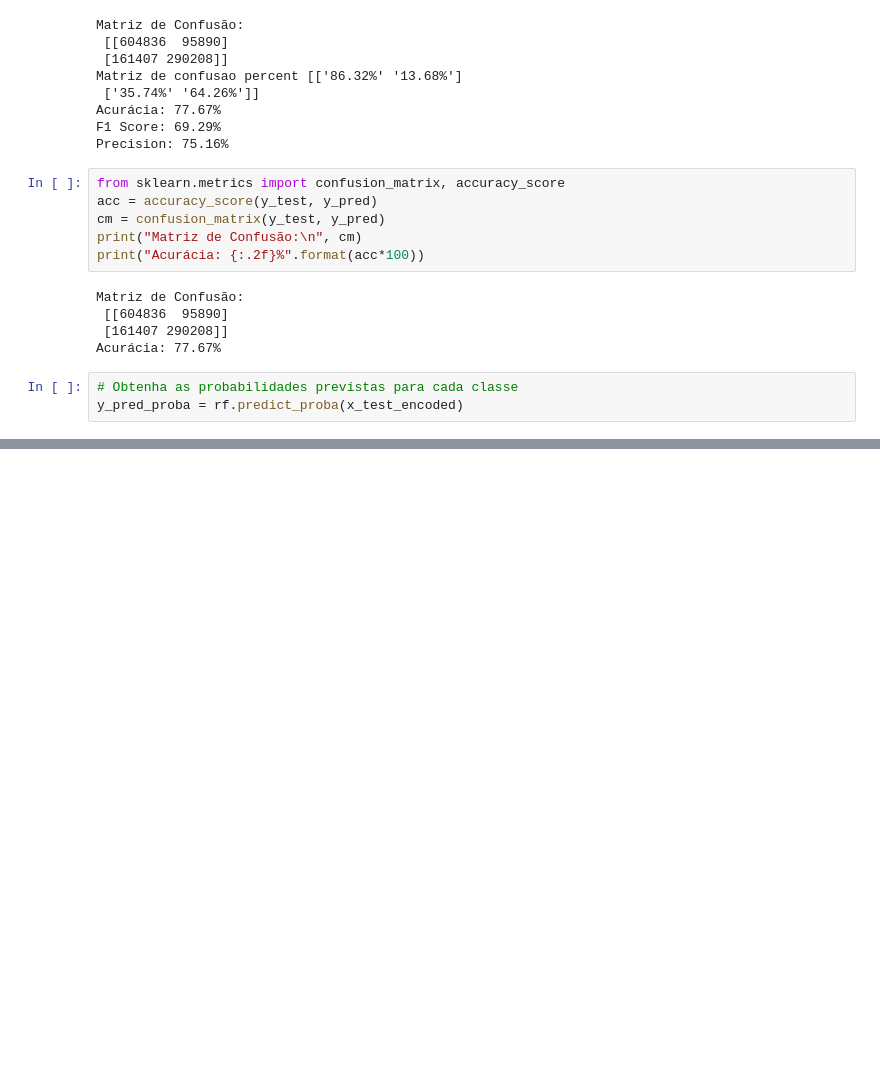
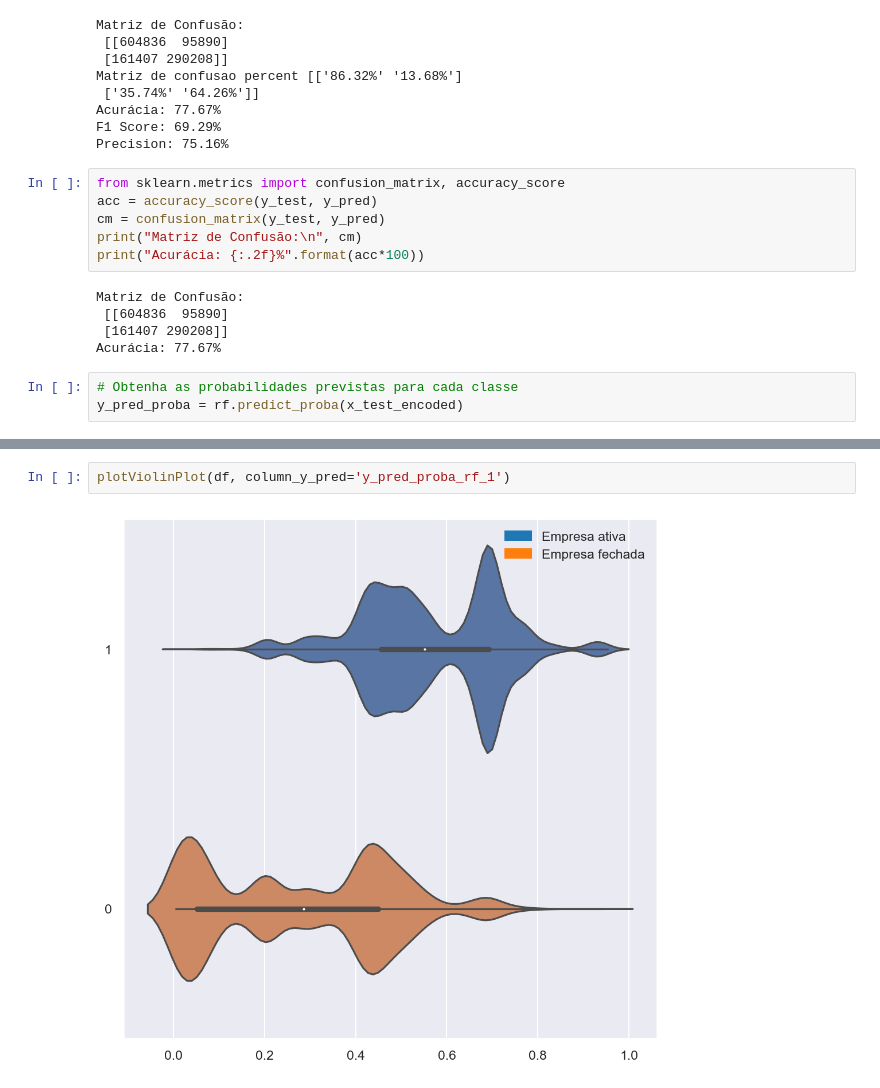
Before and after one commit to leandronogsantos/brasil_cnpjs, a Jupyter notebook: modelos_machine_learning.ipynb, the cells around one changed output, grey strips where cells are left out. Cells and saved outputs as stored; diff of their text form; blank space fills up the shorter version.

```diff
--- a/modelos_machine_learning.ipynb
+++ b/modelos_machine_learning.ipynb
@@ -354,0 +384,4 @@ plot_feature_importances(rf_importances, np.array(cols), 'Random Forest')
+# %%
+plotViolinPlot(df, column_y_pred='y_pred_proba_rf_1')
+# %% [output]
+[figure, added]
```
Also changed, not shown: parts of 28 cells of this notebook, 2 other files.
